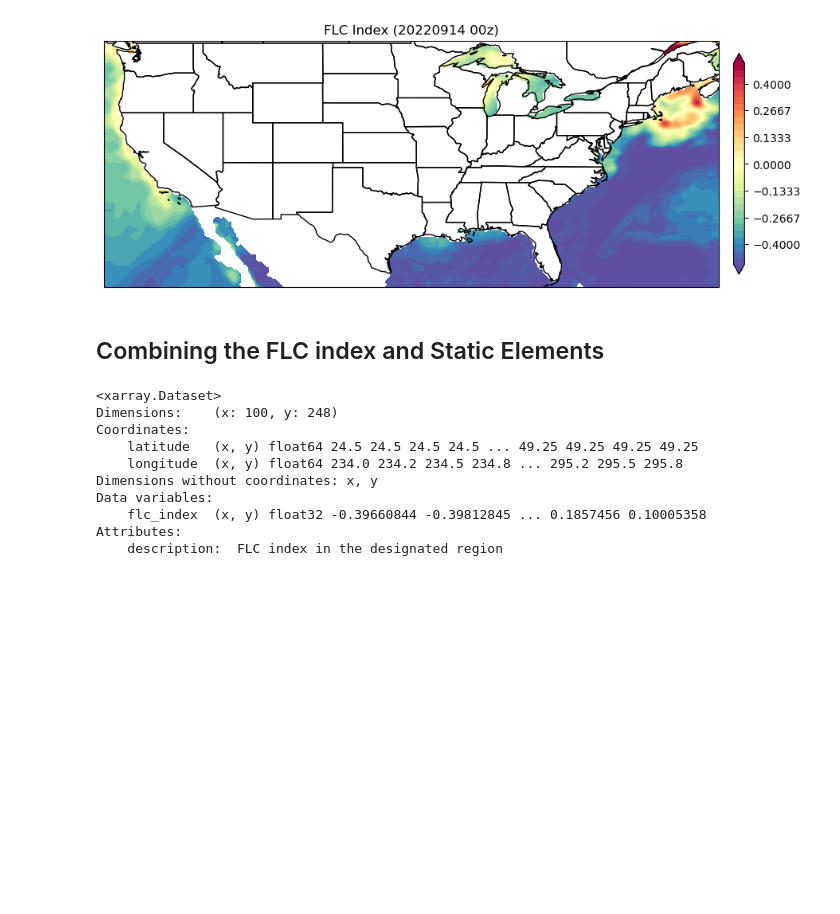
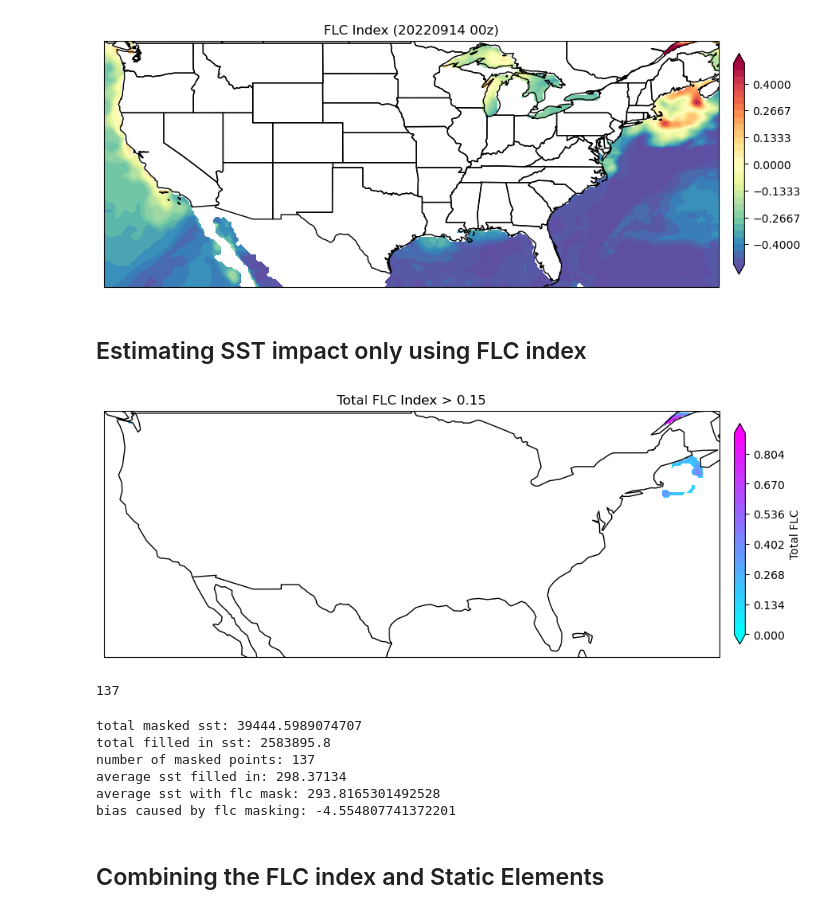
Before and after one commit to jesseturner/FalseLowClouds, a Jupyter notebook: Static_Features/Estimate_SST_impact.ipynb, the cells around one changed output. Cells and saved outputs as stored; diff of their text form; code cells hidden in the pictures; blank space fills up the shorter version.

Commit message:
Added bias evaluation with only FLC index

```diff
--- a/Static_Features/Estimate_SST_impact.ipynb
+++ b/Static_Features/Estimate_SST_impact.ipynb
@@ -264,6 +264,72 @@ ax.add_feature(cfeature.STATES)
 # %% [output]
 <cartopy.mpl.feature_artist.FeatureArtist at 0x...>
 [figure]
+# %% [markdown]
+## Estimating SST impact only using FLC index
+# %%
+row_meshgrid, col_meshgrid = np.meshgrid(dims.latitude, dims.longitude, indexing='ij')
+
+flc_xr = xr.Dataset(
+    data_vars=dict(
+        flc_index=(["x","y"], flc_index)
+    ),
+    coords=dict(
+        latitude=(["x","y"], row_meshgrid),
+        longitude=(["x","y"], col_meshgrid),
+    ),
+    attrs=dict(description="FLC index in the designated region"),
+)
+# %%
+flc_above = flc_xr.where(flc_xr.flc_index > 0.15)
+# %%
+projection=ccrs.PlateCarree()
+fig,ax=plt.subplots(1, figsize=(12,12),subplot_kw={'projection': projection})
+cmap = plt.cm.cool
+levels = np.linspace(0, np.amax(flc_above.flc_index), 21)
+
+ax.coastlines(resolution='110m')
+ax.add_feature(cfeature.BORDERS)
+c=ax.contourf(flc_above.longitude[0,:], flc_above.latitude[:,0], flc_above.flc_index, cmap=cmap, levels=levels, extend='both')
+clb=plt.colorbar(c, shrink=0.3, pad=0.02, ax=ax)
+ax.set_title('Total FLC Index > 0.15')
+clb.set_label('Total FLC')
+# %% [output]
+[figure, added]
+# %%
+flat_flc_above = np.array(flc_above.flc_index).flatten()
+flat_flc_above = flat_flc_above[~np.isnan(flat_flc_above)]
+print(len(flat_flc_above))
+# %% [output]
+137
+# %%
+sum_sst_masked = 0
+count_masked = 0
+
+for j in range(flc_index.shape[1]):  # Loop over columns
+    for i in range(flc_index.shape[0]):  # Loop over rows
+        if flc_index[i][j] > 0.15:
+            #print(i, j, float(dims.longitude[j].values), float(dims.latitude[i].values), "flc index", flc_index[i][j], "sst", sst_ds.sst[i][j].values)
+            sum_sst_masked += sst_ds.sst[i][j].values
+            count_masked += 1
+
+#--- Flattened the 2d array in order to remove nans more easily
+flat_sst = np.array(sst_ds.sst).flatten()
+flat_sst = flat_sst[~np.isnan(flat_sst)]
+
+print("total masked sst:", sum_sst_masked)
+print("total filled in sst:", np.sum(flat_sst))
+print("number of masked points:", count_masked)
+print("average sst filled in:", np.mean(flat_sst))
+average_sst_masked = (np.sum(flat_sst) - sum_sst_masked) / (len(flat_sst))
+print("average sst with flc mask:", average_sst_masked)
+print("bias caused by flc masking:", average_sst_masked - np.mean(flat_sst))
+# %% [output]
+total masked sst: 39444.5989074707
+total filled in sst: 2583895.8
+number of masked points: 137
+average sst filled in: 298.37134
+average sst with flc mask: 293.8165301492528
+bias caused by flc masking: -4.554807741372201
 # %% [markdown]
 ## Combining the FLC index and Static Elements
 # %%
@@ -279,16 +345,3 @@ flc_xr = xr.Dataset(
     ),
     attrs=dict(description="FLC index in the designated region"),
 )
-# %%
-flc_xr
-# %% [output]
-<xarray.Dataset>
-Dimensions:    (x: 100, y: 248)
-Coordinates:
-    latitude   (x, y) float64 24.5 24.5 24.5 24.5 ... 49.25 49.25 49.25 49.25
-    longitude  (x, y) float64 234.0 234.2 234.5 234.8 ... 295.2 295.5 295.8
-Dimensions without coordinates: x, y
-Data variables:
-    flc_index  (x, y) float32 -0.39660844 -0.39812845 ... 0.1857456 0.10005358
-Attributes:
-    description:  FLC index in the designated region
```
Also changed, not shown: parts of 10 cells of this notebook, 1 other file.
